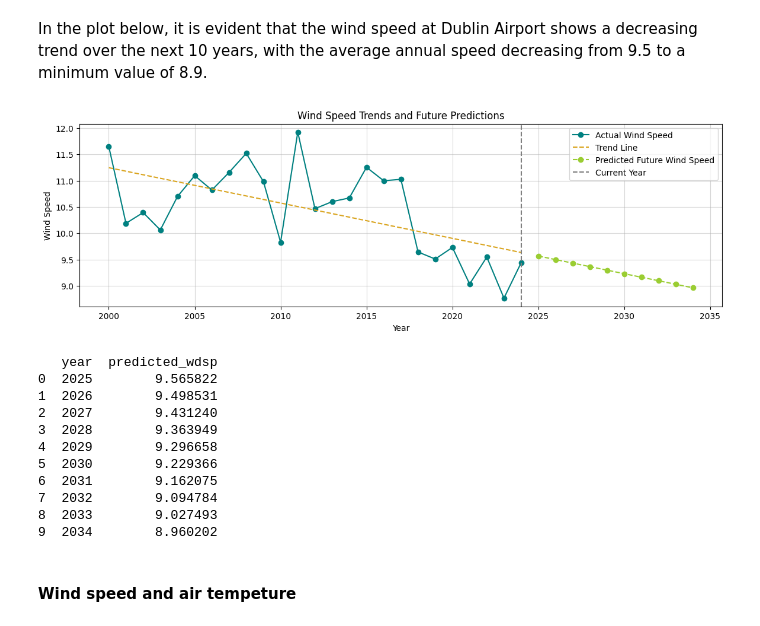
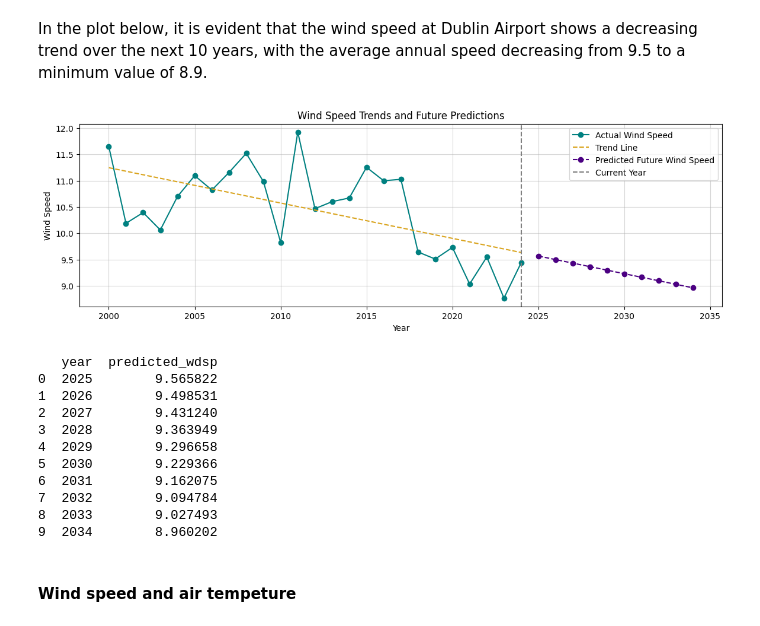
Before and after one commit to Noemidiaz/programming_for_data_analytics, a Jupyter notebook: project/windspeed_DublinAirport.ipynb, the cells around one changed output. Saved outputs shown, nothing was run; the diff lists cells and outputs as text; code cells hidden in the pictures.

```diff
--- a/project/windspeed_DublinAirport.ipynb
+++ b/project/windspeed_DublinAirport.ipynb
@@ -213,22 +224,22 @@ future_data = pd.DataFrame({
 # %%
 # Plot actual vs predicted and future predictions
 plt.figure(figsize=(14, 4))
 plt.plot(annual_wind_speed['year'], annual_wind_speed['wdsp'], label='Actual Wind Speed', color='teal', marker='o')
 plt.plot(annual_wind_speed['year'], predicted_y, label='Trend Line', linestyle='--', color='goldenrod')
-plt.plot(future_data['year'], future_data['predicted_wdsp'], label='Predicted Future Wind Speed', marker='o', linestyle='--', color='yellowgreen')
+plt.plot(future_data['year'], future_data['predicted_wdsp'], label='Predicted Future Wind Speed', marker='o', linestyle='--', color='indigo')
 
 plt.axvline(annual_wind_speed['year'].max(), color='gray', linestyle='--', label='Current Year')
 plt.xlabel('Year')
 plt.ylabel('Wind Speed')
 plt.title('Wind Speed Trends and Future Predictions')
 plt.legend()
 plt.grid(alpha=0.5)
 plt.show()
 
 # Print future predictions
 print(future_data)
 # %% [output]
-[figure, old version]
+[figure, new version]
    year  predicted_wdsp
 0  2025        9.565822
 1  2026        9.498531
```
Also changed, not shown: parts of 15 cells of this notebook, 1 other file.
